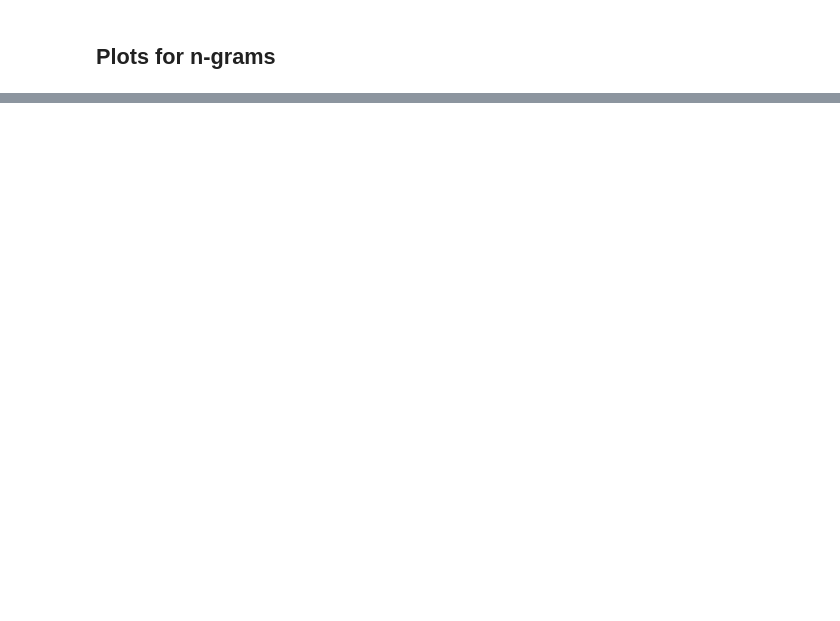
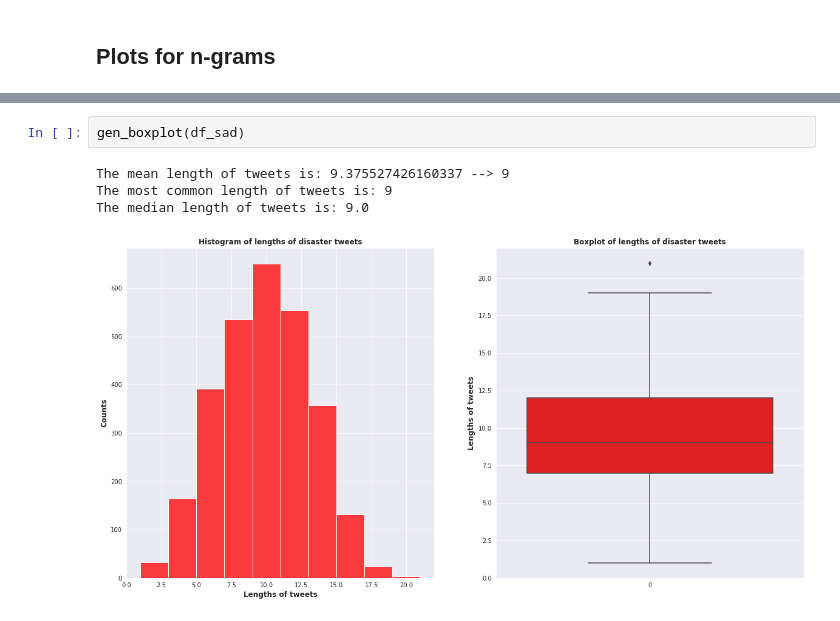
Before and after one commit to axiom9/WebScraping_and_NLP, a Jupyter notebook: NLP_Tasks.ipynb, the cells around one changed output, grey strips where cells are left out. Drawn from its saved outputs; the diff is of its cells as text; blank space fills up the shorter version.

```diff
--- a/NLP_Tasks.ipynb
+++ b/NLP_Tasks.ipynb
@@ -402,0 +476,7 @@ plt.title('Top 12 tri-grams for non-disaster tweets', fontsize=12.0, fontweight=
+# %%
+gen_boxplot(df_sad)
+# %% [output]
+The mean length of tweets is: 9.375527426160337 --> 9
+The most common length of tweets is: 9
+The median length of tweets is: 9.0
+[figure, added]
```
Also changed, not shown: parts of 19 cells of this notebook.
